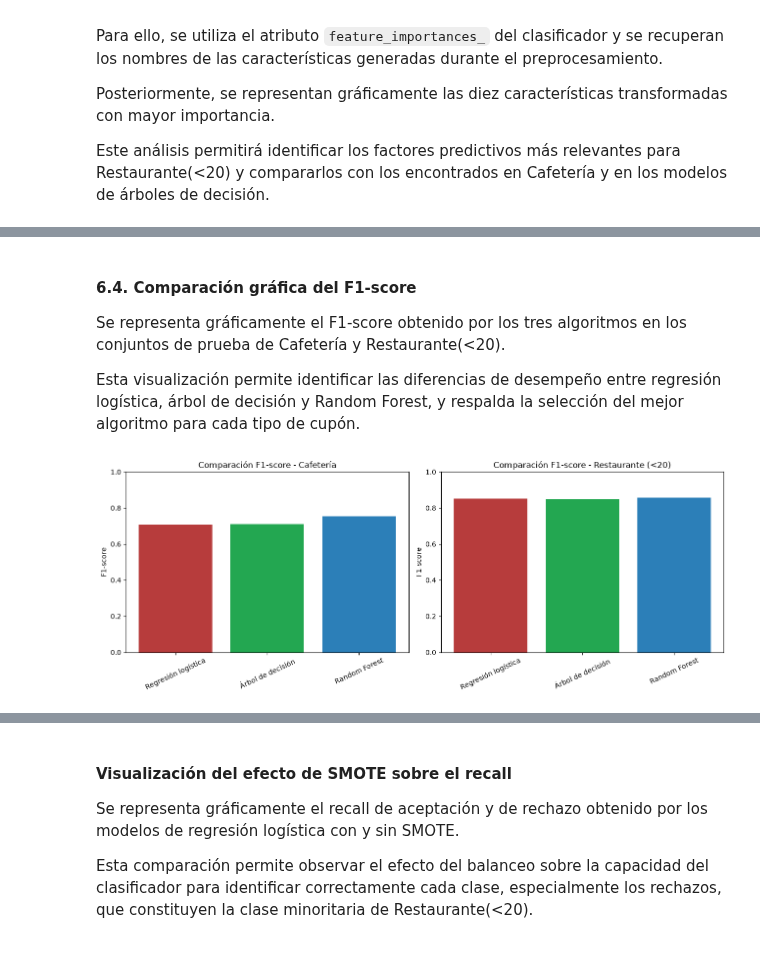
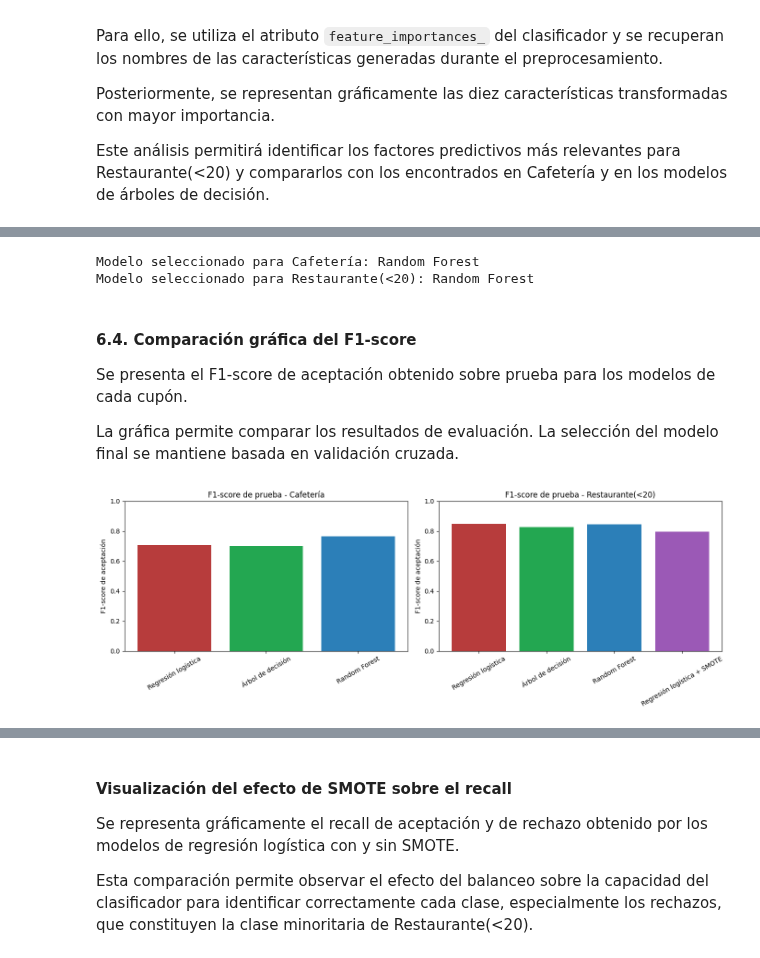
Before and after one commit to lauraS191/MaterialDeClase-ISIS-2611, a Jupyter notebook: 202620/Laboratorios/L3/Laboratorio3-Punto4.ipynb, the cells around one changed output, grey strips where cells are left out. Drawn from its saved outputs; the diff is of its cells as text; code cells hidden in the pictures.

Commit message:
Correcciones y agregacion del archivo de datos de prueba que toca enviar. Ademas de preguntas rsueltas en el notebook y html.

```diff
--- a/202620/Laboratorios/L3/Laboratorio3-Punto4.ipynb
+++ b/202620/Laboratorios/L3/Laboratorio3-Punto4.ipynb
@@ -1628,7 +1691,7 @@ grid_arbol_res = GridSearchCV(
     param_grid=param_grid_arbol,
     cv=kfold,
     scoring='f1',
-    n_jobs=-1
+    n_jobs=-2
 )
 
 # Entrenamiento
@@ -1845,8 +1885,11 @@ Posteriormente, se utilizará `GridSearchCV` para explorar el número de árbole
 from sklearn.ensemble import RandomForestClassifier
 
 pipeline_rf = Pipeline(steps=[
-    ('preprocesador', preprocesador),
-    ('modelo', RandomForestClassifier(random_state=1))
+    ('preprocesador', clone(preprocesador)),
+    ('modelo', RandomForestClassifier(
+        random_state=1,
+        n_jobs=1
+    ))
 ])
 
 pipeline_rf
@@ -1911,7 +1954,7 @@ grid_rf_caf = GridSearchCV(
     param_grid=param_grid_rf,
     cv=kfold,
     scoring='f1',
-    n_jobs=-1
+    n_jobs=-2
 )
 
 # Entrenar el modelo
@@ -2030,7 +2069,7 @@ grid_rf_res = GridSearchCV(
     param_grid=param_grid_rf,
     cv=kfold,
     scoring='f1',
-    n_jobs=-1
+    n_jobs=-2
 )
 
 # Entrenar el modelo
@@ -2470,37 +2578,44 @@ Asimismo, estos resultados corresponden a los conjuntos de prueba utilizados en
+# %%
+nombre_final_caf = max(
+    modelos_caf,
+    key=lambda nombre: modelos_caf[nombre].best_score_
+)
+
+nombre_final_res = max(
+    modelos_res,
+    key=lambda nombre: modelos_res[nombre].best_score_
+)
+
+print("Modelo seleccionado para Cafetería:", nombre_final_caf)
+print("Modelo seleccionado para Restaurante(<20):", nombre_final_res)
+# %% [output]
+Modelo seleccionado para Cafetería: Random Forest
+Modelo seleccionado para Restaurante(<20): Random Forest
 # %% [markdown]
 #### 6.4. Comparación gráfica del F1-score
 
-Se representa gráficamente el F1-score obtenido por los tres algoritmos en los conjuntos de prueba de Cafetería y Restaurante(<20).
+Se presenta el F1-score de aceptación obtenido sobre prueba para los modelos de cada cupón.
 
-Esta visualización permite identificar las diferencias de desempeño entre regresión logística, árbol de decisión y Random Forest, y respalda la selección del mejor algoritmo para cada tipo de cupón.
+La gráfica permite comparar los resultados de evaluación. La selección del modelo final se mantiene basada en validación cruzada.
 # %%
-fig, axes = plt.subplots(1, 2, figsize=(13, 5))
+fig, axes = plt.subplots(1, 2, figsize=(14, 5))
 
-# Cafetería
-axes[0].bar(
-    tabla_caf['Modelo'],
-    tabla_caf['F1-score'],
-    color=['#B73C3C', '#23A751', '#2C7FB8']
-)
+for ax, tabla, titulo in [
+    (axes[0], tabla_caf, 'Cafetería'),
+    (axes[1], tabla_res, 'Restaurante(<20)')
+]:
+    ax.bar(
+        tabla['Modelo'],
+        tabla['F1-score'],
+        color=['#B73C3C', '#23A751', '#2C7FB8', '#9B59B6'][:len(tabla)]
+    )
 
-axes[0].set_title('Comparación F1-score - Cafetería')
-axes[0].set_ylabel('F1-score')
-axes[0].set_ylim(0, 1)
-axes[0].tick_params(axis='x', rotation=25)
-
-# Restaurante (<20)
-axes[1].bar(
-    tabla_res['Modelo'],
-    tabla_res['F1-score'],
-    color=['#B73C3C', '#23A751', '#2C7FB8']
-)
-
-axes[1].set_title('Comparación F1-score - Restaurante (<20)')
-axes[1].set_ylabel('F1-score')
-axes[1].set_ylim(0, 1)
-axes[1].tick_params(axis='x', rotation=25)
+    ax.set_title(f'F1-score de prueba - {titulo}')
+    ax.set_ylabel('F1-score de aceptación')
+    ax.set_ylim(0, 1)
+    ax.tick_params(axis='x', rotation=30)
 
 plt.tight_layout()
 plt.show()
 # %% [output]
-[figure, old version]
+[figure, new version]
```
Also changed, not shown: parts of 104 cells of this notebook, 2 other files.
